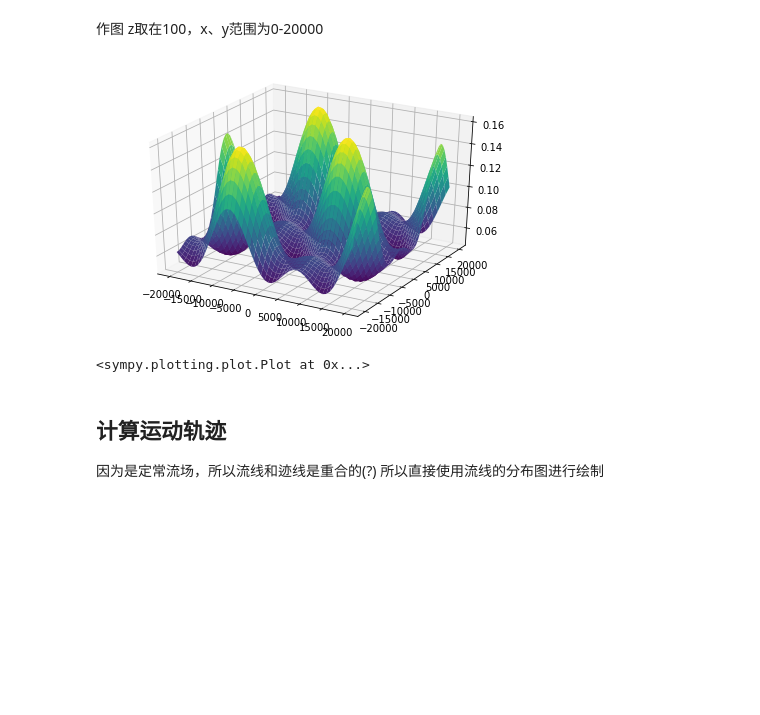
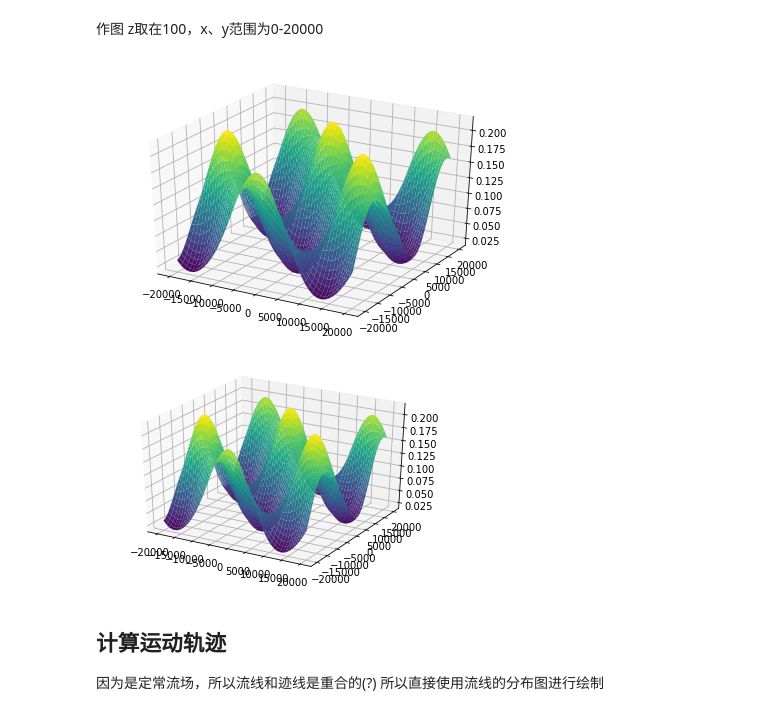
Before and after one commit to dozerlcl/assignments_2020_nju_meteorology, a Jupyter notebook: dynamic/Pset1/P1_wind_simplify.ipynb, the cells around one changed output. Drawn from its saved outputs; the diff is of its cells as text; code cells hidden in the pictures; blank space fills up the shorter version.

```diff
--- a/dynamic/Pset1/P1_wind_simplify.ipynb
+++ b/dynamic/Pset1/P1_wind_simplify.ipynb
@@ -27,7 +27,7 @@ u_basic = M * sym.sin(kappa*(z-h/2))
 v_basic = M * sym.cos(kappa*(z-h/2))
 # %%
 # 扰动风分量
-u_d = sym.diff(S,z,x) - kappa*sym.diff(S,y)
+u_d = sym.diff(S,z,x) + kappa*sym.diff(S,y)
 v_d = sym.diff(S,z,y) - kappa*sym.diff(S,x)
 w_d = kH**2 * S
 # %%
@@ -100,11 +126,12 @@ H_allin_sub = H_allin_sub.subs({h:15000,M:15,S0:2.25*1e9/sym.pi**2,M:15})
 # %%
 from sympy.plotting import plot3d
 x_plotx = symbols('x')
 y_ploty = symbols('y')
-plot3d(H_allin_sub.subs({x:x_plotx,y:y_ploty,z:100}),(x_plotx,-20000,20000),(y_ploty,-20000,20000))
+fig = plot3d(H_allin_sub.subs({x:x_plotx,y:y_ploty,z:100}),(x_plotx,-20000,20000),(y_ploty,-20000,20000))
+fig.save("./h.png",)
 # %% [output]
-[figure, old version]
+[figure, new version]
-<sympy.plotting.plot.Plot at 0x...>
+[figure, added]
 # %% [markdown]
 ## 计算运动轨迹
 因为是定常流场，所以流线和迹线是重合的(?)
```
Also changed, not shown: parts of 17 cells of this notebook.
